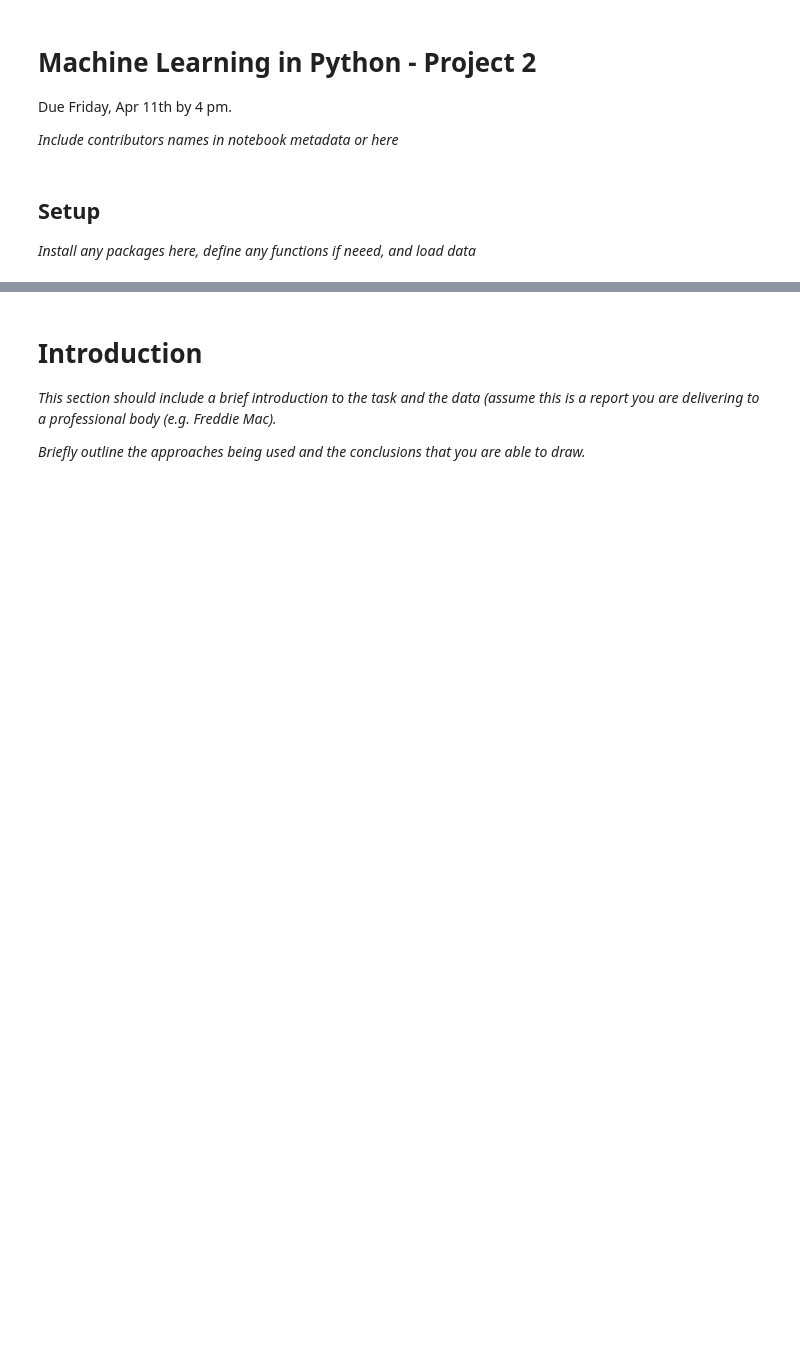
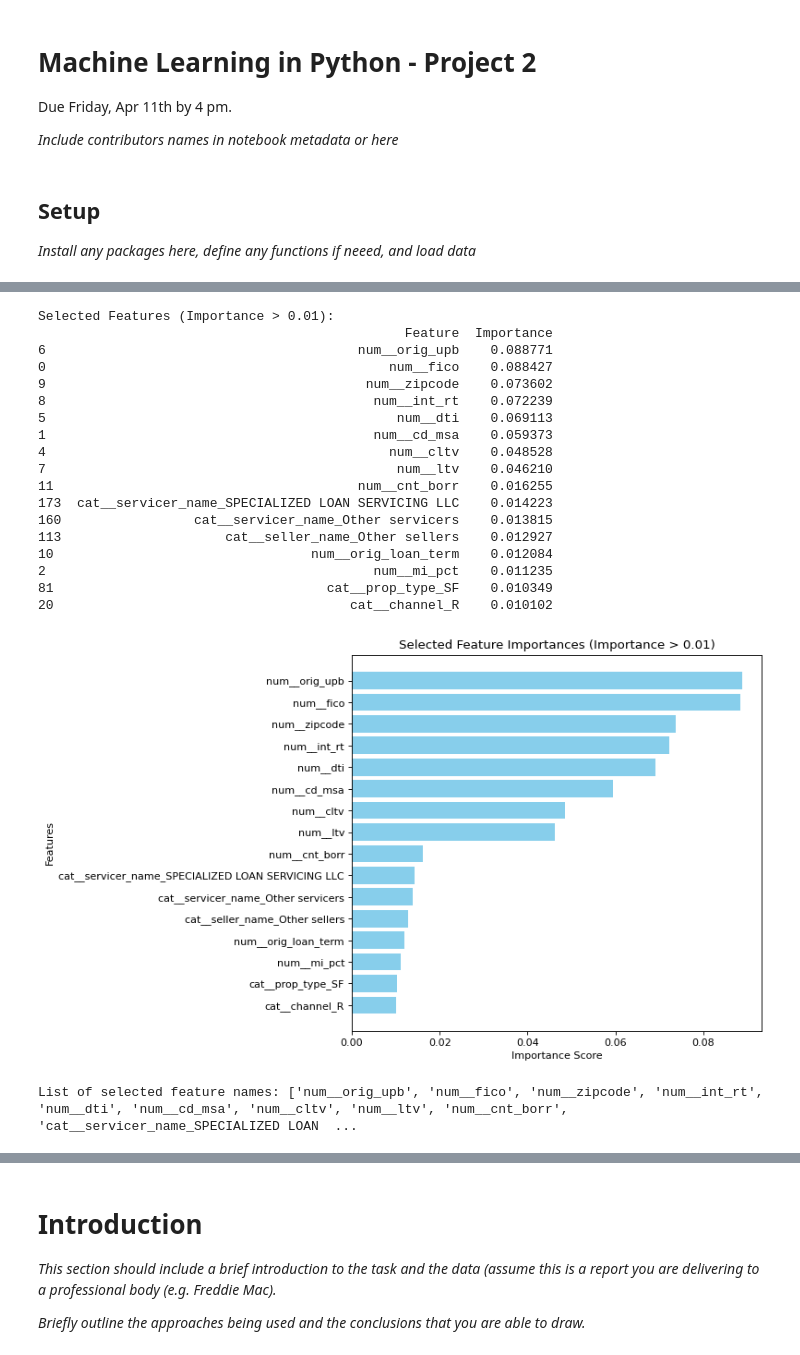
Before and after one commit to JinQiuqi/MLPy-project2, a Jupyter notebook: project2.ipynb, the cells around one changed output, grey strips where cells are left out. Drawn from its saved outputs; the diff is of its cells as text; code cells hidden in the pictures; blank space fills up the shorter version.

```diff
--- a/project2.ipynb
+++ b/project2.ipynb
@@ -51,0 +152,13 @@ d.head()
+# %%
+fm_df['fico'] = fm_df['fico'].replace(9999, np.nan)
+fm_df['mi_pct'] = fm_df['mi_pct'].replace(999, np.nan)
+fm_df['dti'] = fm_df['dti'].replace(999, np.nan)
+# %%
+# Feature matrix and response vector
+X, y = fm_df.drop(['loan_status'], axis=1), fm_df['loan_status']
+# Encode target
+y = LabelEncoder().fit_transform(y)
+# Split test and train with similar proportion of default and prepaid
+X_train, X_test, y_train, y_test = train_test_split(
+    X, y, shuffle=True, stratify=y, test_size=0.2, random_state=0
+)
@@ -51,0 +275,58 @@ d.head()
+# %%
+# Train a Random Forest model
+rf_model = RandomForestClassifier(random_state=42)
+rf_model.fit(X_train_encoded, y_train)
+
+# Get feature importance scores
+feature_importances = rf_model.feature_importances_
+
+# Retrieve the feature names from the preprocessor
+feature_names = preprocessor.get_feature_names_out()
+
+# Combine feature names with their importance scores
+importance_df = pd.DataFrame({
+    'Feature': feature_names,
+    'Importance': feature_importances
+}).sort_values(by='Importance', ascending=False)
+
+# Filter features with importance score > 0.01
+selected_features = importance_df[importance_df['Importance'] > 0.01]
+
+# Print the selected features
+print("Selected Features (Importance > 0.01):")
+print(selected_features)
+
+# Plot the selected feature importances
+plt.figure(figsize=(10, 6))
+plt.barh(selected_features['Feature'], selected_features['Importance'], color='skyblue')
+plt.gca().invert_yaxis()  # Invert y-axis to show the most important feature at the top
+plt.title('Selected Feature Importances (Importance > 0.01)')
+plt.xlabel('Importance Score')
+plt.ylabel('Features')
+plt.tight_layout()
+plt.show()
+
+# Get the list of selected feature names
+selected_feature_names = selected_features['Feature'].tolist()
+print("List of selected feature names:", selected_feature_names)
+# %% [output]
+Selected Features (Importance > 0.01):
+                                               Feature  Importance
+6                                        num__orig_upb    0.088771
+0                                            num__fico    0.088427
+9                                         num__zipcode    0.073602
+8                                          num__int_rt    0.072239
+5                                             num__dti    0.069113
+1                                          num__cd_msa    0.059373
+4                                            num__cltv    0.048528
+7                                             num__ltv    0.046210
+11                                       num__cnt_borr    0.016255
+173  cat__servicer_name_SPECIALIZED LOAN SERVICING LLC    0.014223
+160                 cat__servicer_name_Other servicers    0.013815
+113                     cat__seller_name_Other sellers    0.012927
+10                                 num__orig_loan_term    0.012084
+2                                          num__mi_pct    0.011235
+81                                   cat__prop_type_SF    0.010349
+20                                      cat__channel_R    0.010102
+[figure, added]
+List of selected feature names: ['num__orig_upb', 'num__fico', 'num__zipcode', 'num__int_rt', 'num__dti', 'num__cd_msa', 'num__cltv', 'num__ltv', 'num__cnt_borr', 'cat__servicer_name_SPECIALIZED LOAN  ...
```
Also changed, not shown: parts of 60 cells of this notebook.
